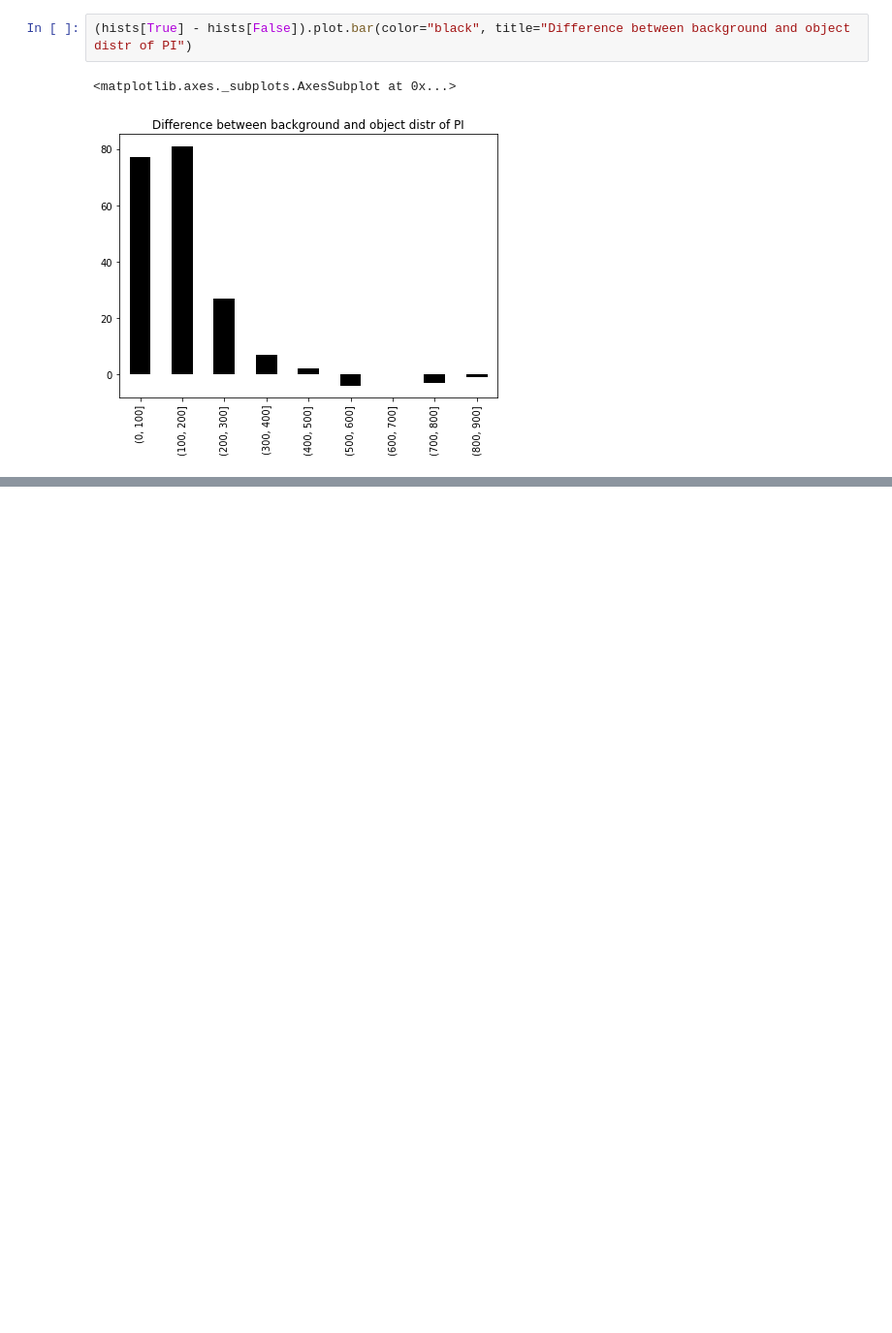
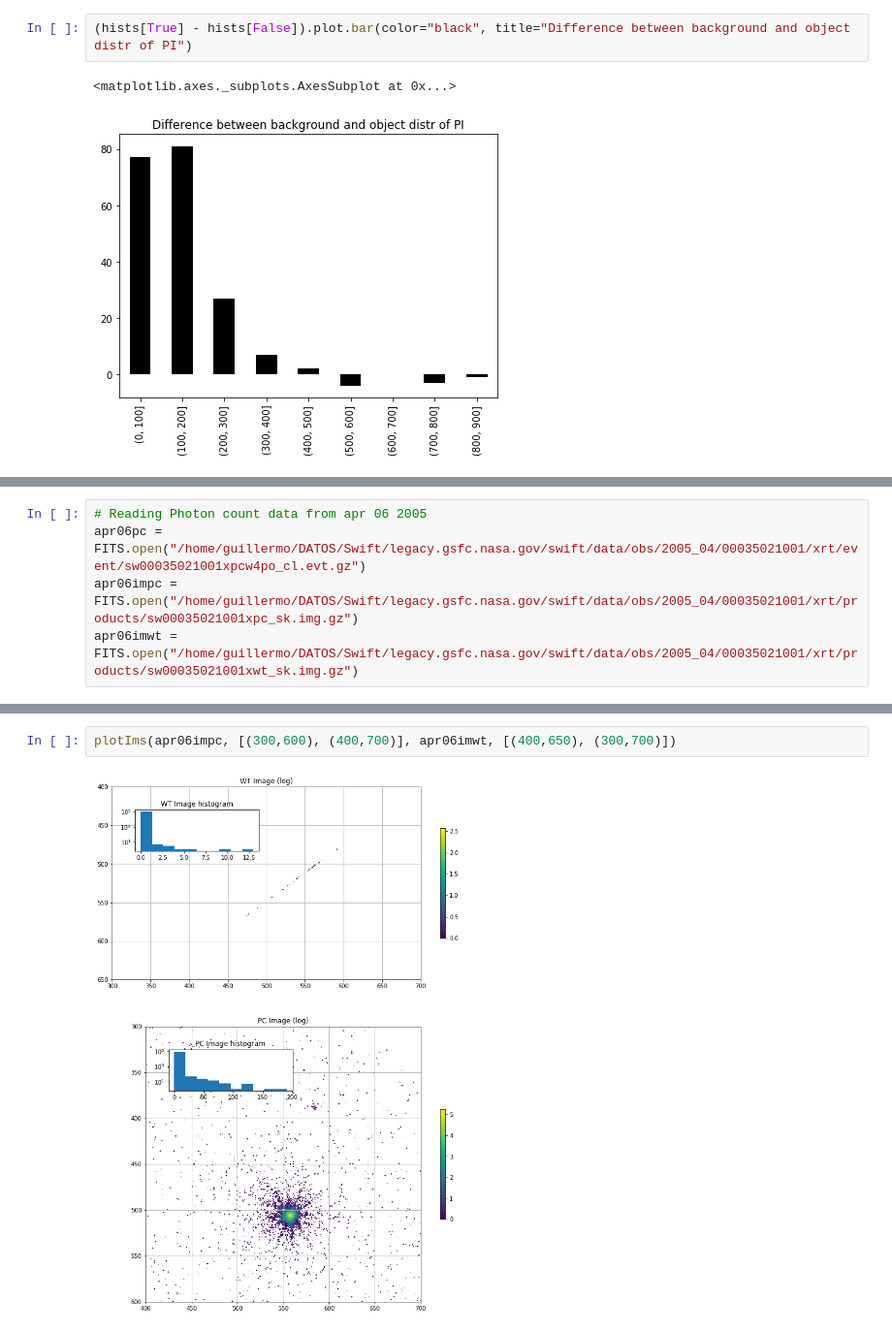
Before and after one commit to Guitlle/Astronomy-notebooks, a Jupyter notebook: AGNs/Exploring Swift x-ray data of PG1553+113.ipynb, the cells around one changed output, grey strips where cells are left out. Shown: that part at 97% size. Saved outputs shown, nothing was run; the diff lists cells and outputs as text; blank space fills up the shorter version.

```diff
--- a/AGNs/Exploring Swift x-ray data of PG1553+113.ipynb
+++ b/AGNs/Exploring Swift x-ray data of PG1553+113.ipynb
@@ -314,0 +326,5 @@ array([<matplotlib.axes._subplots.AxesSubplot object at 0x...>,
+# %%
+# Reading Photon count data from apr 06 2005
+apr06pc = FITS.open("/home/guillermo/DATOS/Swift/legacy.gsfc.nasa.gov/swift/data/obs/2005_04/00035021001/xrt/event/sw00035021001xpcw4po_cl.evt.gz")
+apr06impc = FITS.open("/home/guillermo/DATOS/Swift/legacy.gsfc.nasa.gov/swift/data/obs/2005_04/00035021001/xrt/products/sw00035021001xpc_sk.img.gz")
+apr06imwt = FITS.open("/home/guillermo/DATOS/Swift/legacy.gsfc.nasa.gov/swift/data/obs/2005_04/00035021001/xrt/products/sw00035021001xwt_sk.img.gz")
@@ -314,0 +372,4 @@ array([<matplotlib.axes._subplots.AxesSubplot object at 0x...>,
+# %%
+plotIms(apr06impc, [(300,600), (400,700)], apr06imwt, [(400,650), (300,700)])
+# %% [output]
+[figure, added]
```
Also changed, not shown: parts of 17 cells of this notebook.
